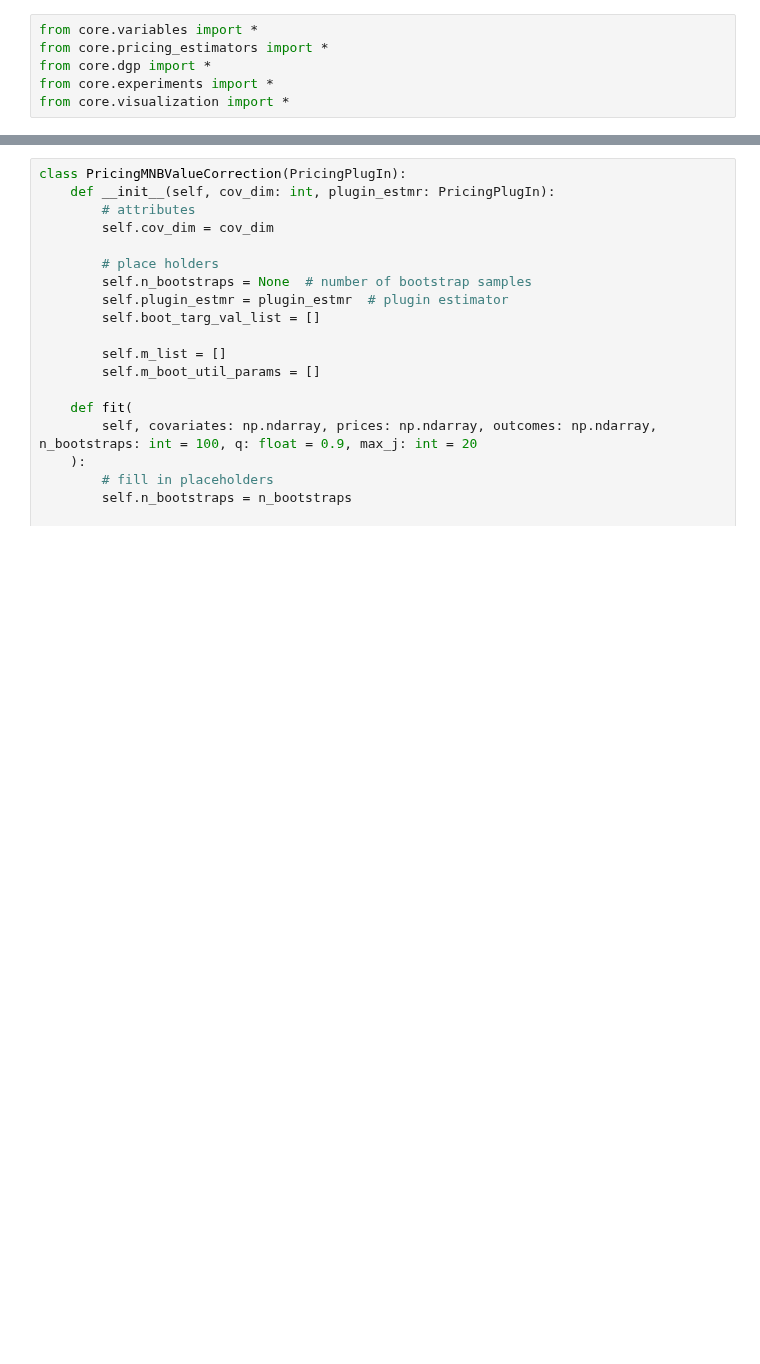
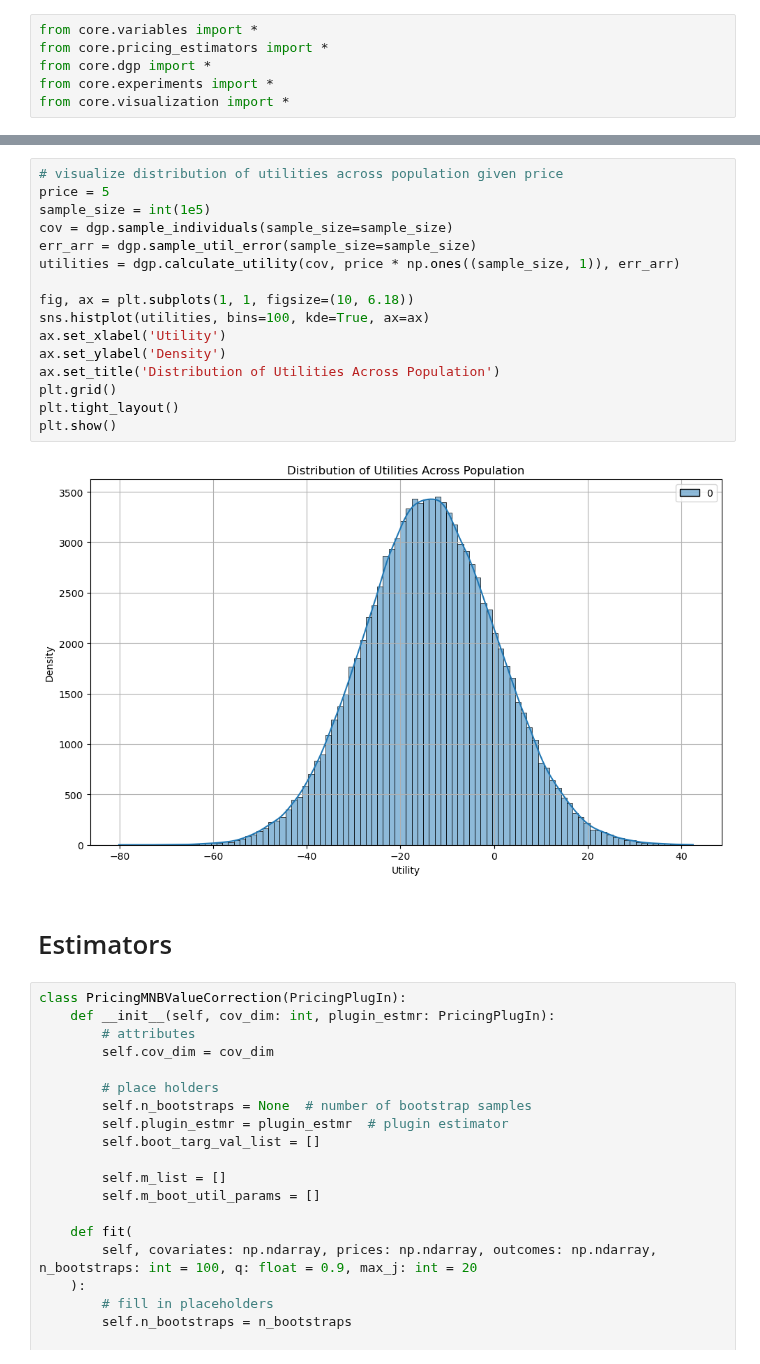
Before and after one commit to iamsikun/winners-curse, a Jupyter notebook: notebooks/price-targeting.ipynb, the cells around one changed output, grey strips where cells are left out. Cells and saved outputs as stored; diff of their text form; blank space fills up the shorter version.

```diff
--- a/notebooks/price-targeting.ipynb
+++ b/notebooks/price-targeting.ipynb
@@ -38,3 +77,23 @@ from core.visualization import *
+# %%
+# visualize distribution of utilities across population given price
+price = 5
+sample_size = int(1e5)
+cov = dgp.sample_individuals(sample_size=sample_size)
+err_arr = dgp.sample_util_error(sample_size=sample_size)
+utilities = dgp.calculate_utility(cov, price * np.ones((sample_size, 1)), err_arr)
+
+fig, ax = plt.subplots(1, 1, figsize=(10, 6.18))
+sns.histplot(utilities, bins=100, kde=True, ax=ax)
+ax.set_xlabel('Utility')
+ax.set_ylabel('Density')
+ax.set_title('Distribution of Utilities Across Population')
+plt.grid()
+plt.tight_layout()
+plt.show()
+# %% [output]
+[figure, added]
+# %% [markdown]
+# Estimators
 # %%
 class PricingMNBValueCorrection(PricingPlugIn):
     def __init__(self, cov_dim: int, plugin_estmr: PricingPlugIn):
```
Also changed, not shown: parts of 12 cells of this notebook, 2 other files.
